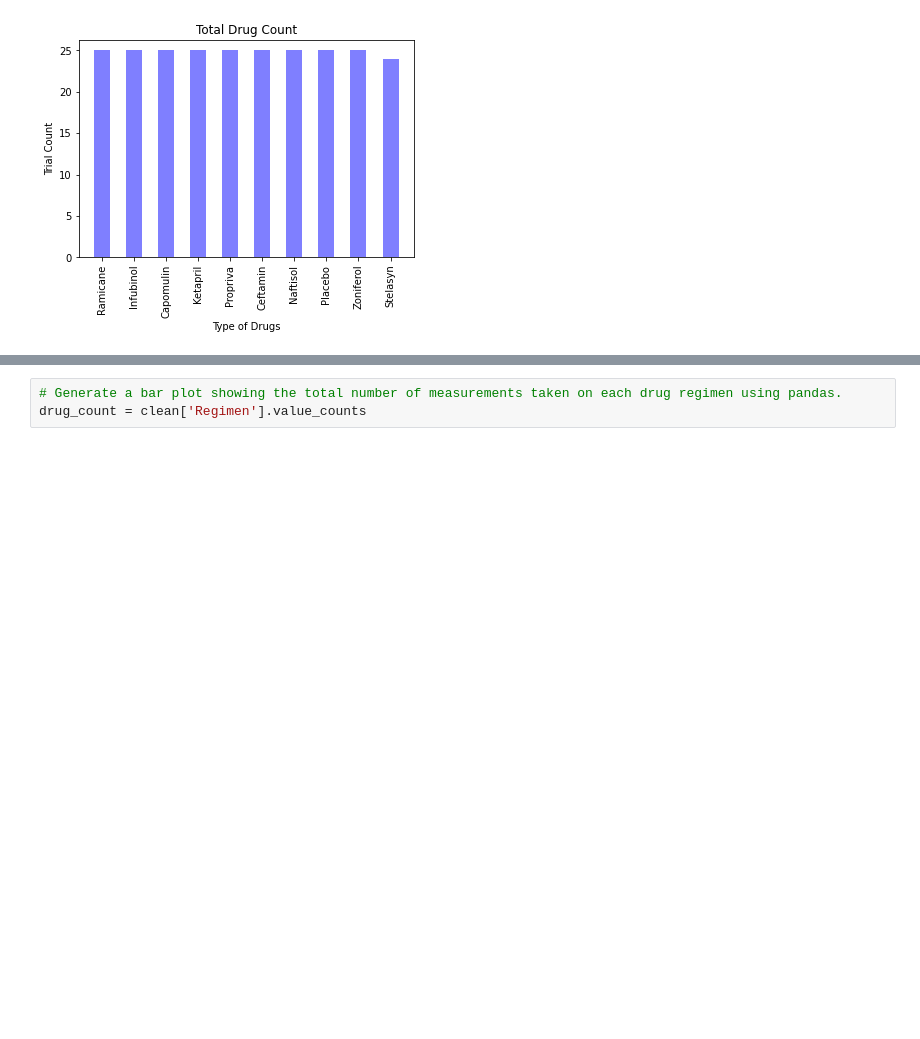
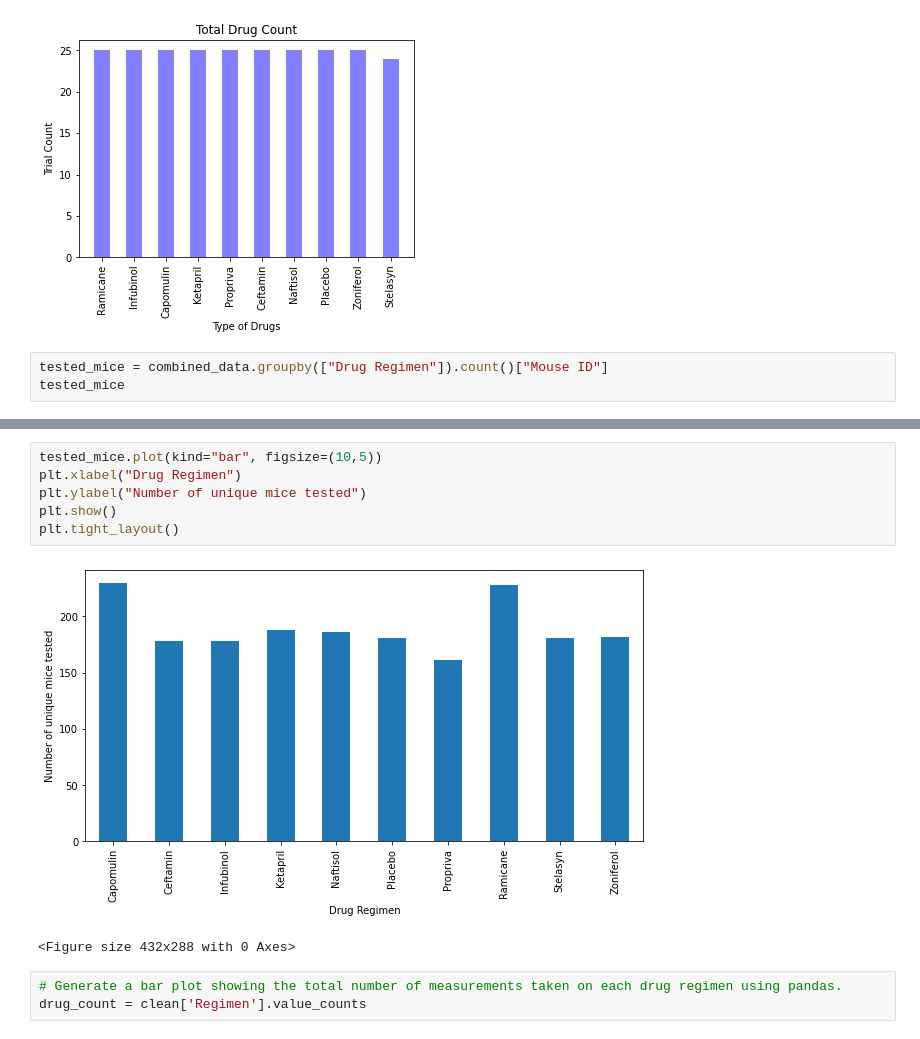
Before and after one commit to Traex88/matplot-challenge, a Jupyter notebook: Pymaceuticals/Pymaceuticals_Starter.ipynb, the cells around one changed output, grey strips where cells are left out. Drawn from its saved outputs; the diff is of its cells as text; blank space fills up the shorter version.

```diff
--- a/Pymaceuticals/Pymaceuticals_Starter.ipynb
+++ b/Pymaceuticals/Pymaceuticals_Starter.ipynb
@@ -197,3 +192,6 @@ plt.xticks(rotation=90)
 plt.show()
 # %% [output]
 [figure]
+# %%
+tested_mice = combined_data.groupby(["Drug Regimen"]).count()["Mouse ID"]
+tested_mice
@@ -200,3 +211,12 @@ plt.show()
+# %%
+tested_mice.plot(kind="bar", figsize=(10,5))
+plt.xlabel("Drug Regimen")
+plt.ylabel("Number of unique mice tested")
+plt.show()
+plt.tight_layout()
+# %% [output]
+[figure, added]
+<Figure size 432x288 with 0 Axes>
 # %%
 # Generate a bar plot showing the total number of measurements taken on each drug regimen using pandas.
 drug_count = clean['Regimen'].value_counts
```
Also changed, not shown: parts of 10 cells of this notebook, 1 other file.
